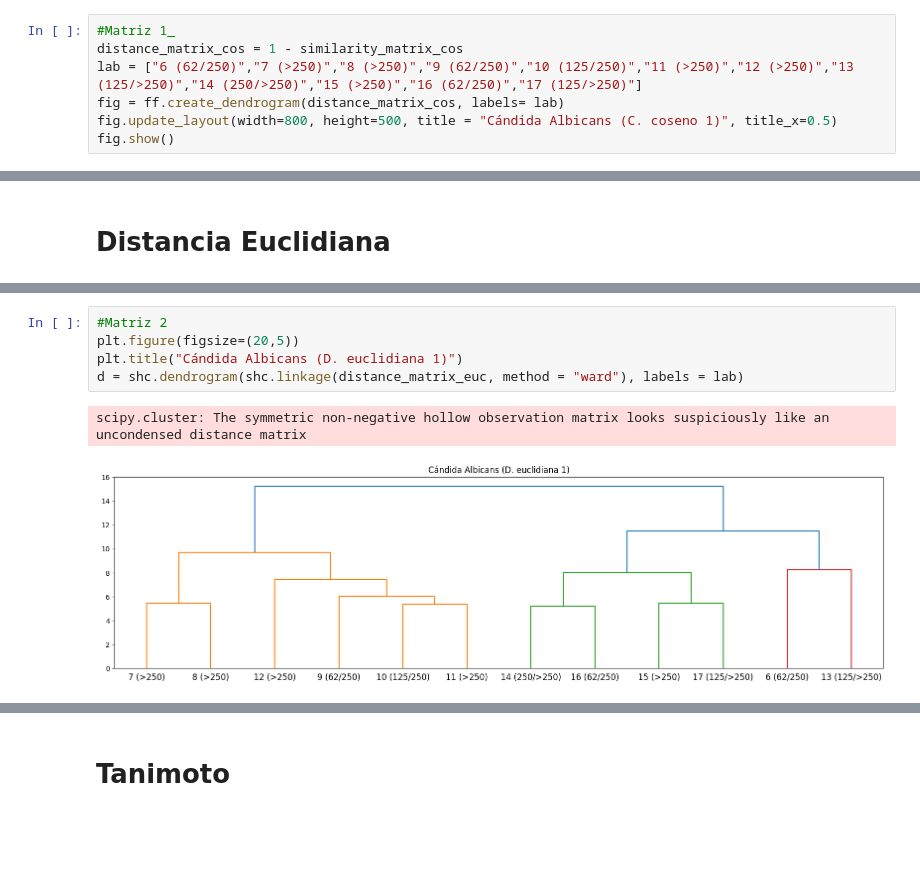
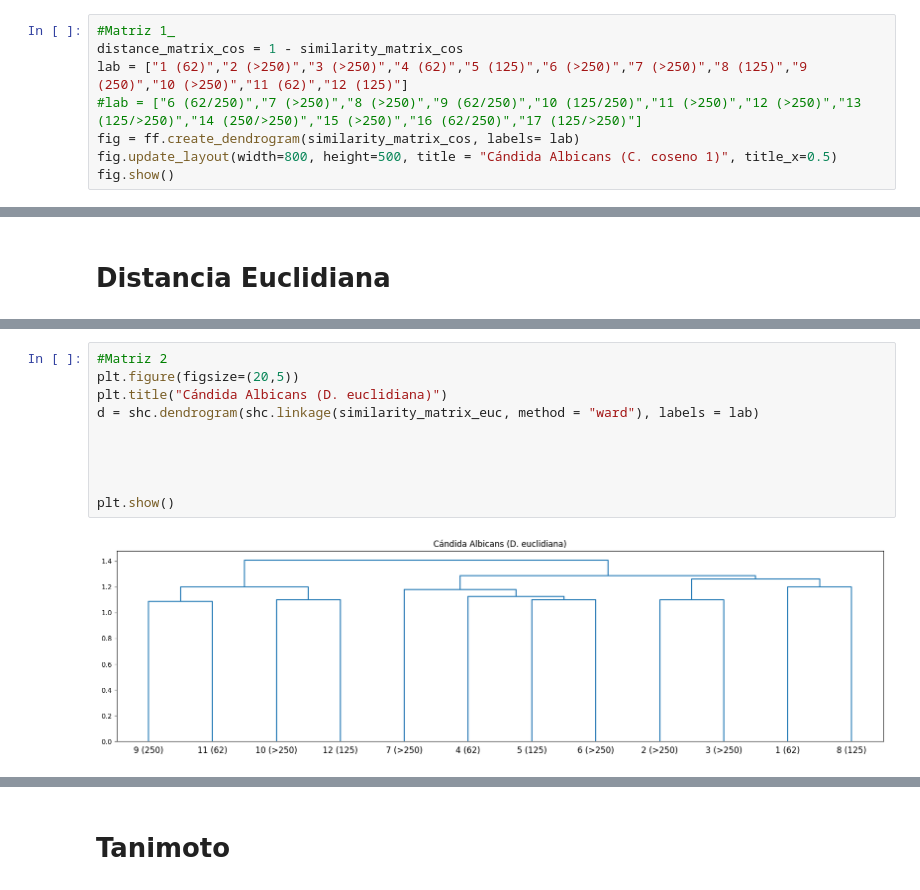
Before and after one commit to jisusP/Art-culo, a Jupyter notebook: Candida_albicans_coseno.ipynb, the cells around one changed output, grey strips where cells are left out. Cells and saved outputs as stored; diff of their text form; blank space fills up the shorter version.

```diff
--- a/Candida_albicans_coseno.ipynb
+++ b/Candida_albicans_coseno.ipynb
@@ -47,8 +47,9 @@ distance_tani = 1-(similarity_matrix_tani)
 # %%
 #Matriz 1_
 distance_matrix_cos = 1 - similarity_matrix_cos
-lab = ["6 (62/250)","7 (>250)","8 (>250)","9 (62/250)","10 (125/250)","11 (>250)","12 (>250)","13 (125/>250)","14 (250/>250)","15 (>250)","16 (62/250)","17 (125/>250)"]
-fig = ff.create_dendrogram(distance_matrix_cos, labels= lab)
+lab = ["1 (62)","2 (>250)","3 (>250)","4 (62)","5 (125)","6 (>250)","7 (>250)","8 (125)","9 (250)","10 (>250)","11 (62)","12 (125)"]
+#lab = ["6 (62/250)","7 (>250)","8 (>250)","9 (62/250)","10 (125/250)","11 (>250)","12 (>250)","13 (125/>250)","14 (250/>250)","15 (>250)","16 (62/250)","17 (125/>250)"]
+fig = ff.create_dendrogram(similarity_matrix_cos, labels= lab)
 fig.update_layout(width=800, height=500, title = "Cándida Albicans (C. coseno 1)", title_x=0.5)
 fig.show()
 # %% [output]
@@ -91,11 +92,15 @@ fig.show()
 # %%
 #Matriz 2
 plt.figure(figsize=(20,5))
-plt.title("Cándida Albicans (D. euclidiana 1)")
-d = shc.dendrogram(shc.linkage(distance_matrix_euc, method = "ward"), labels = lab)
+plt.title("Cándida Albicans (D. euclidiana)")
+d = shc.dendrogram(shc.linkage(similarity_matrix_euc, method = "ward"), labels = lab)
+
+
+
+
+plt.show()
 # %% [output]
-scipy.cluster: The symmetric non-negative hollow observation matrix looks suspiciously like an uncondensed distance matrix
-[figure, old version]
+[figure, new version]
 # %%
 #Heat Map
 
```
Also changed, not shown: parts of 7 cells of this notebook.
